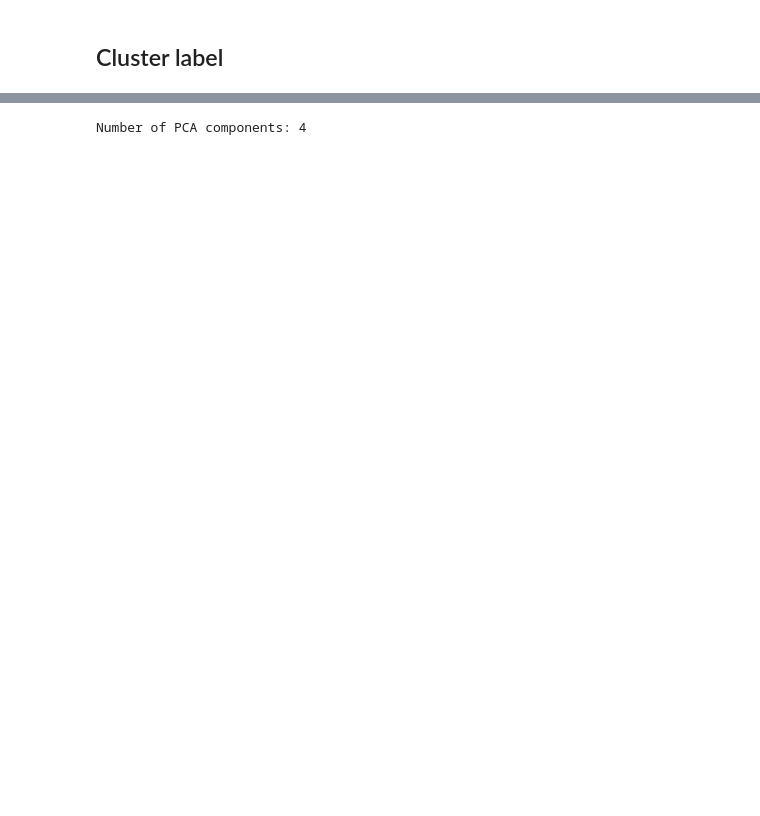
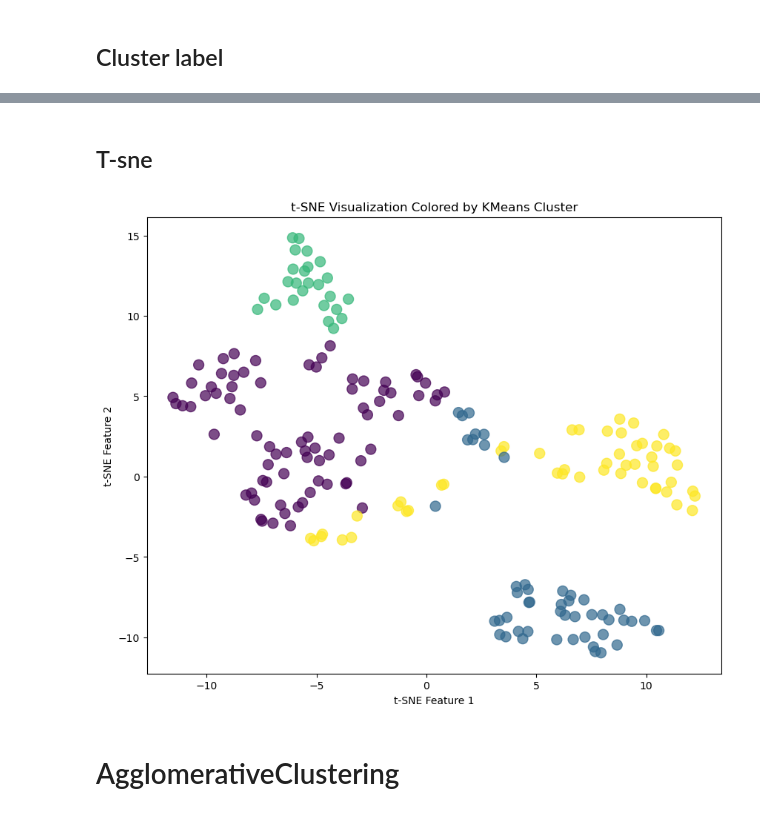
Before and after one commit to rogersoh/sp_AI_MachineLearning, a Jupyter notebook: Applied_Machine_Learning/assignment/ca2 assignment/part A.ipynb, the cells around one changed output, grey strips where cells are left out. Cells and saved outputs as stored; diff of their text form; code cells hidden in the pictures; blank space fills up the shorter version.

```diff
--- a/Applied_Machine_Learning/assignment/ca2 assignment/part A.ipynb
+++ b/Applied_Machine_Learning/assignment/ca2 assignment/part A.ipynb
@@ -657,4 +612,0 @@ def visualize(pipeline, data, n_anomalies = 5):
-# %%
-visualize(pipeline, customer)
-# %% [output]
-Number of PCA components: 4
@@ -660,0 +666,27 @@ Number of PCA components: 4
+# %% [markdown]
+## T-sne
+# %%
+# Import TSNE
+from sklearn.manifold import TSNE
+
+# Create a TSNE instance: model
+model = TSNE(learning_rate=100, random_state=42)
+
+# Apply fit_transform to customer_transform: tsne_features
+tsne_features = model.fit_transform(customer_transform)
+
+# Extract the two TSNE features for plotting
+xs = tsne_features[:, 0]
+ys = tsne_features[:, 1]
+
+# Use cluster_labels from KMeans as color
+plt.figure(figsize=(10, 8))
+plt.scatter(xs, ys, c=cluster_labels, cmap='viridis', s=100, alpha=0.7)
+plt.title('t-SNE Visualization Colored by KMeans Cluster')
+plt.xlabel('t-SNE Feature 1')
+plt.ylabel('t-SNE Feature 2')
+plt.show()
+# %% [output]
+[figure, added]
+# %% [markdown]
+# AgglomerativeClustering
```
Also changed, not shown: parts of 34 cells of this notebook.
